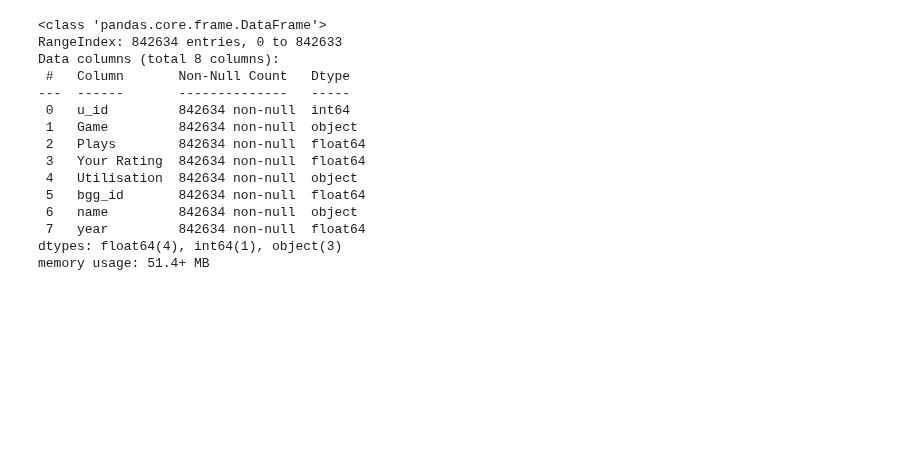
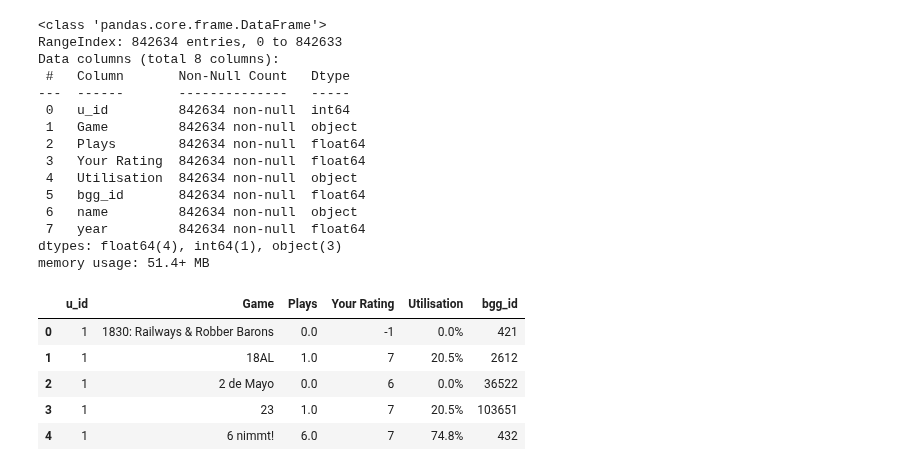
Before and after one commit to LourdesRodriguez/recommender_system, a Jupyter notebook: 2_Data_Understanding.ipynb, the cells around one changed output. Saved outputs shown, nothing was run; the diff lists cells and outputs as text; code cells hidden in the pictures; blank space fills up the shorter version.

```diff
--- a/2_Data_Understanding.ipynb
+++ b/2_Data_Understanding.ipynb
@@ -940,0 +950,9 @@ memory usage: 51.4+ MB
+# %%
+users.head()
+# %% [output]
+|  | u_id | Game | Plays | Your Rating | Utilisation | bgg_id |
+| 0 | 1 | 1830: Railways & Robber Barons | 0.0 | -1 | 0.0% | 421 |
+| 1 | 1 | 18AL | 1.0 | 7 | 20.5% | 2612 |
+| 2 | 1 | 2 de Mayo | 0.0 | 6 | 0.0% | 36522 |
+| 3 | 1 | 23 | 1.0 | 7 | 20.5% | 103651 |
+| 4 | 1 | 6 nimmt! | 6.0 | 7 | 74.8% | 432 |
```
Also changed, not shown: parts of 15 cells of this notebook.
